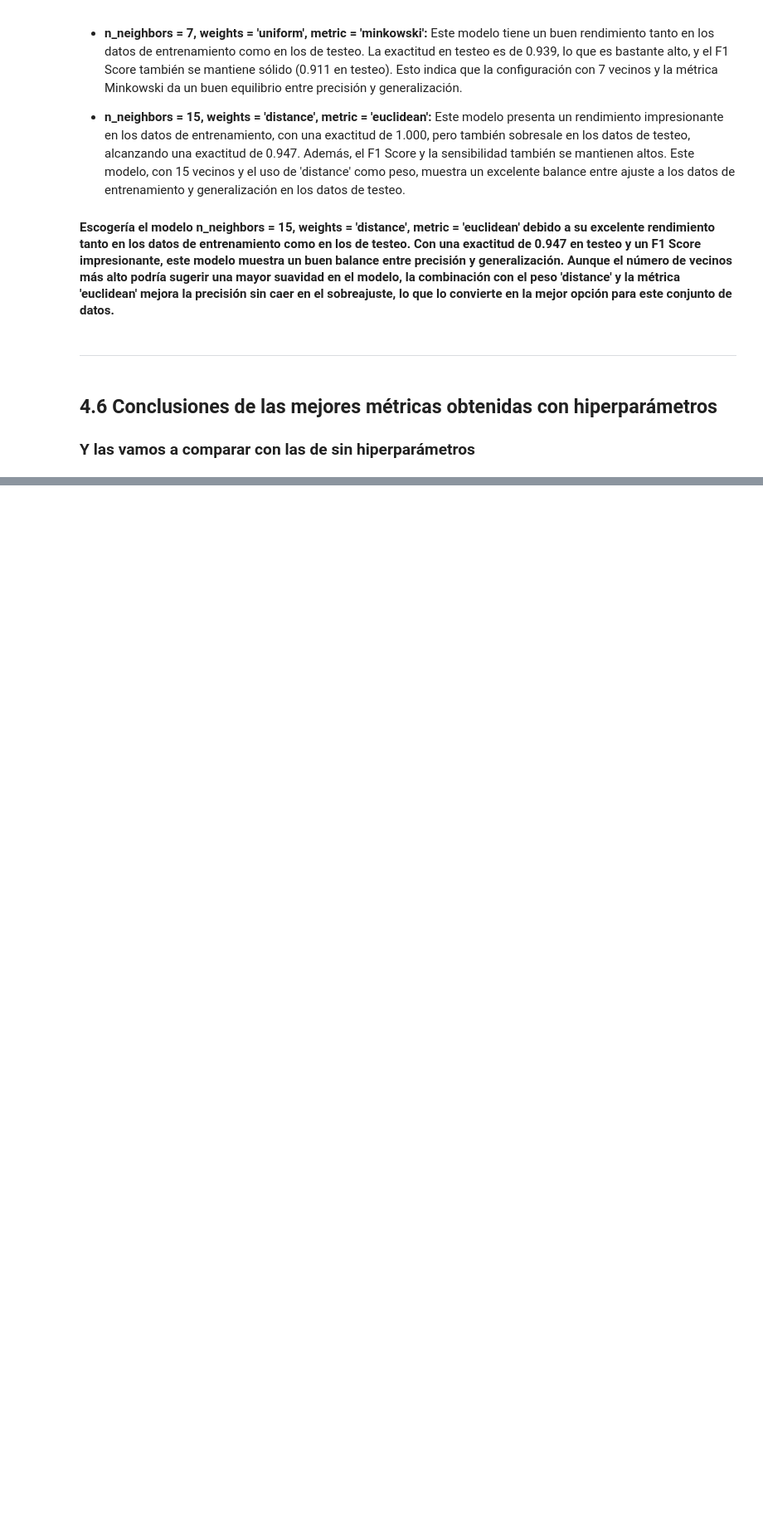
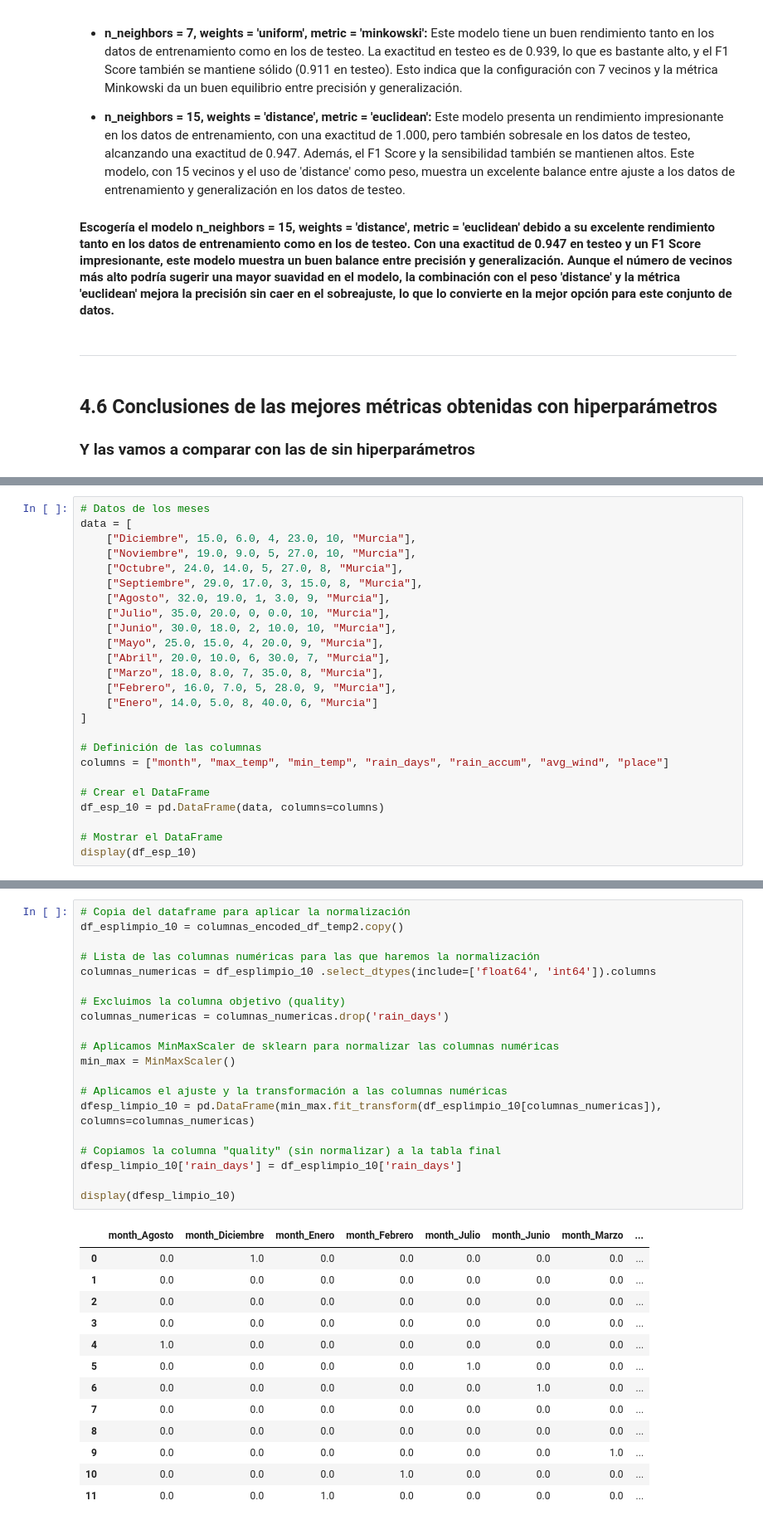
Before and after one commit to JDomingoDelgadoAlonso/210MIA, a Jupyter notebook: 2-10-algoritmos-de-clasificacion.ipynb, the cells around one changed output, grey strips where cells are left out. Shown at 83% size. Drawn from its saved outputs; the diff is of its cells as text; blank space fills up the shorter version.

```diff
--- a/2-10-algoritmos-de-clasificacion.ipynb
+++ b/2-10-algoritmos-de-clasificacion.ipynb
@@ -3344,0 +3410,25 @@ KNN : Precision-Recall AUC en los datos de testeo: 0.991
+# %%
+# Datos de los meses
+data = [
+    ["Diciembre", 15.0, 6.0, 4, 23.0, 10, "Murcia"],
+    ["Noviembre", 19.0, 9.0, 5, 27.0, 10, "Murcia"],
+    ["Octubre", 24.0, 14.0, 5, 27.0, 8, "Murcia"],
+    ["Septiembre", 29.0, 17.0, 3, 15.0, 8, "Murcia"],
+    ["Agosto", 32.0, 19.0, 1, 3.0, 9, "Murcia"],
+    ["Julio", 35.0, 20.0, 0, 0.0, 10, "Murcia"],
+    ["Junio", 30.0, 18.0, 2, 10.0, 10, "Murcia"],
+    ["Mayo", 25.0, 15.0, 4, 20.0, 9, "Murcia"],
+    ["Abril", 20.0, 10.0, 6, 30.0, 7, "Murcia"],
+    ["Marzo", 18.0, 8.0, 7, 35.0, 8, "Murcia"],
+    ["Febrero", 16.0, 7.0, 5, 28.0, 9, "Murcia"],
+    ["Enero", 14.0, 5.0, 8, 40.0, 6, "Murcia"]
+]
+
+# Definición de las columnas
+columns = ["month", "max_temp", "min_temp", "rain_days", "rain_accum", "avg_wind", "place"]
+
+# Crear el DataFrame
+df_esp_10 = pd.DataFrame(data, columns=columns)
+
+# Mostrar el DataFrame
+display(df_esp_10)
@@ -3344,0 +3492,34 @@ KNN : Precision-Recall AUC en los datos de testeo: 0.991
+# %%
+# Copia del dataframe para aplicar la normalización
+df_esplimpio_10 = columnas_encoded_df_temp2.copy()
+
+# Lista de las columnas numéricas para las que haremos la normalización
+columnas_numericas = df_esplimpio_10 .select_dtypes(include=['float64', 'int64']).columns
+
+# Excluimos la columna objetivo (quality)
+columnas_numericas = columnas_numericas.drop('rain_days')
+
+# Aplicamos MinMaxScaler de sklearn para normalizar las columnas numéricas
+min_max = MinMaxScaler()
+
+# Aplicamos el ajuste y la transformación a las columnas numéricas
+dfesp_limpio_10 = pd.DataFrame(min_max.fit_transform(df_esplimpio_10[columnas_numericas]), columns=columnas_numericas)
+
+# Copiamos la columna "quality" (sin normalizar) a la tabla final
+dfesp_limpio_10['rain_days'] = df_esplimpio_10['rain_days']
+
+display(dfesp_limpio_10)
+# %% [output]
+|  | month_Agosto | month_Diciembre | month_Enero | month_Febrero | month_Julio | month_Junio | month_Marzo | ... |
+| 0 | 0.0 | 1.0 | 0.0 | 0.0 | 0.0 | 0.0 | 0.0 | ... |
+| 1 | 0.0 | 0.0 | 0.0 | 0.0 | 0.0 | 0.0 | 0.0 | ... |
+| 2 | 0.0 | 0.0 | 0.0 | 0.0 | 0.0 | 0.0 | 0.0 | ... |
+| 3 | 0.0 | 0.0 | 0.0 | 0.0 | 0.0 | 0.0 | 0.0 | ... |
+| 4 | 1.0 | 0.0 | 0.0 | 0.0 | 0.0 | 0.0 | 0.0 | ... |
+| 5 | 0.0 | 0.0 | 0.0 | 0.0 | 1.0 | 0.0 | 0.0 | ... |
+| 6 | 0.0 | 0.0 | 0.0 | 0.0 | 0.0 | 1.0 | 0.0 | ... |
+| 7 | 0.0 | 0.0 | 0.0 | 0.0 | 0.0 | 0.0 | 0.0 | ... |
+| 8 | 0.0 | 0.0 | 0.0 | 0.0 | 0.0 | 0.0 | 0.0 | ... |
+| 9 | 0.0 | 0.0 | 0.0 | 0.0 | 0.0 | 0.0 | 1.0 | ... |
+| 10 | 0.0 | 0.0 | 0.0 | 1.0 | 0.0 | 0.0 | 0.0 | ... |
+| 11 | 0.0 | 0.0 | 1.0 | 0.0 | 0.0 | 0.0 | 0.0 | ... |
```
Also changed, not shown: parts of 64 cells of this notebook.
